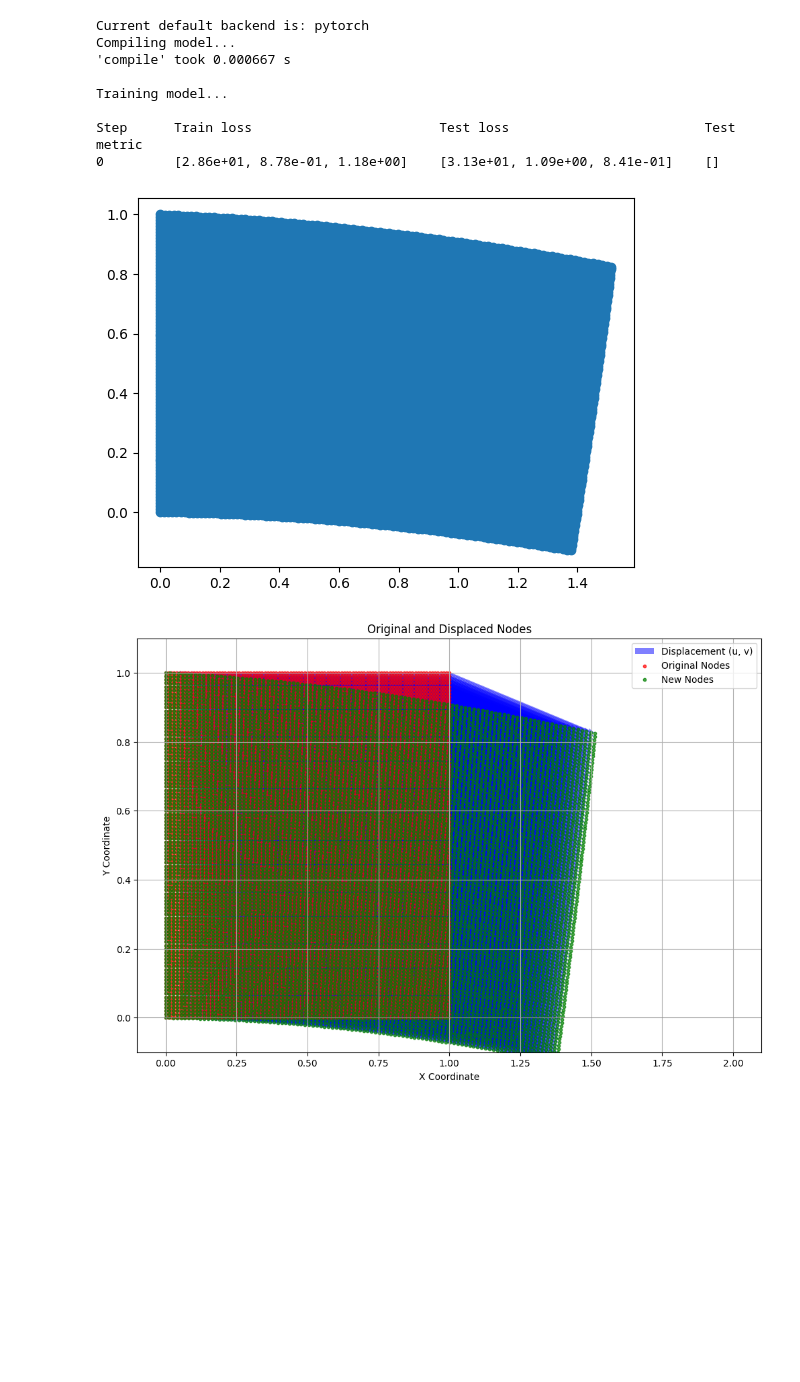
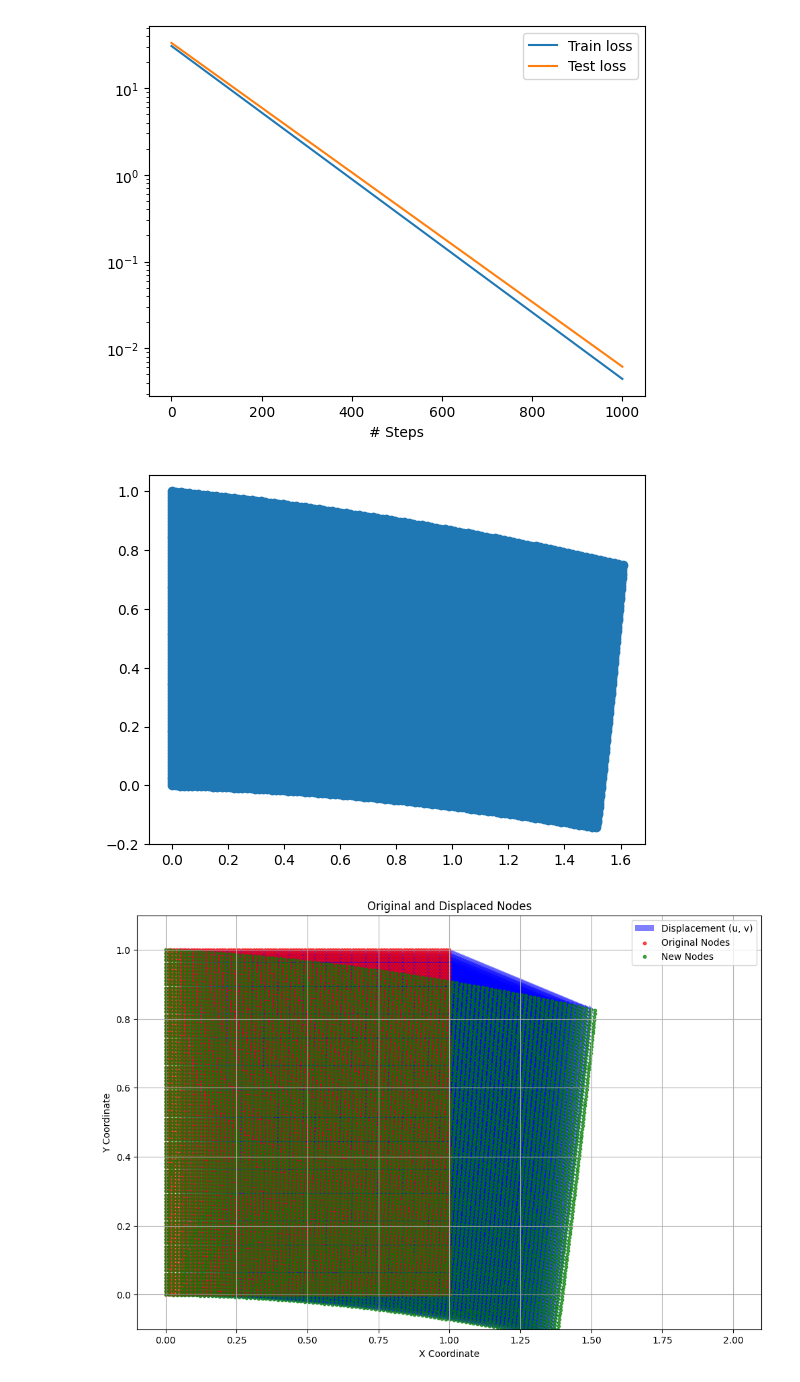
Before and after one commit to AhmadAkbariR/deepxde, a Jupyter notebook: examples/operator/elasticity-2D-AAR.ipynb, the cells around one changed output. Cells and saved outputs as stored; diff of their text form; code cells hidden in the pictures; blank space fills up the shorter version.

```diff
--- a/examples/operator/elasticity-2D-AAR.ipynb
+++ b/examples/operator/elasticity-2D-AAR.ipynb
@@ -113,51 +113,38 @@ def out_transform(inputs, outputs):
     ## pressure on bottom
     #p = outputs[:, :, 2] * y[None, :]
     return dde.backend.stack((u, v), axis=2)
 net.apply_output_transform(out_transform)
 
 # Model
 model = dde.zcs.Model(data, net)
 model.compile("adam", lr=0.001, decay=("inverse time", 100, 0.5))
 losshistory, train_state = model.train(iterations=1000)
 dde.utils.plot_loss_history(losshistory)
+plt.show()
+
 # save model if needed
 # model.save('stokes_weights')
 
 # Evaluation
 func_feats = func_space.random(10)
 v = func_space.eval_batch(func_feats, eval_pts)
 v[:] = 0  # true solution uses zero perturbation
 xv, yv = np.meshgrid(eval_pts[:, 0], eval_pts[:, 0], indexing='ij')
 xy = np.vstack((np.ravel(xv), np.ravel(yv))).T
 sol_pred = model.predict((v, xy))[0]
 #sol_true = np.load('../dataset/stokes.npz')['arr_0']
 #print('Error on horizontal velocity:', dde.metrics.l2_relative_error(sol_true[:, 0], sol_pred[:, 0]))
 #print('Error on vertical velocity:', dde.metrics.l2_relative_error(sol_true[:, 1], sol_pred[:, 1]))
 #print('Error on pressure:', dde.metrics.l2_relative_error(sol_true[:, 2], sol_pred[:, 2]))
-
+plt.figure(2)
 def deform_coord(xy , sol_pred):
     return xy + sol_pred
 deformed = deform_coord(xy , sol_pred)
 plt.scatter(deformed[:,0],deformed[:,1])
 plt.show()
 # %% [output]
-Current default backend is: pytorch
-Compiling model...
-'compile' took 0.000667 s
-
-Training model...
-
-Step      Train loss                        Test loss                         Test metric
-0         [2.86e+01, 8.78e-01, 1.18e+00]    [3.13e+01, 1.09e+00, 8.41e-01]    []
+[figure, added]
+[figure, added]
-# %%
-def deform_coord(xy , sol_pred):
-
-    return xy + sol_pred
-deformed = deform_coord(xy , sol_pred)
-plt.scatter(deformed[:,0],deformed[:,1])
-plt.show()
-# %% [output]
-[figure, removed]
 # %%
 def Deformed_shape(xy, uv):
     x = xy[:,0]  # Original x coordinates
```
